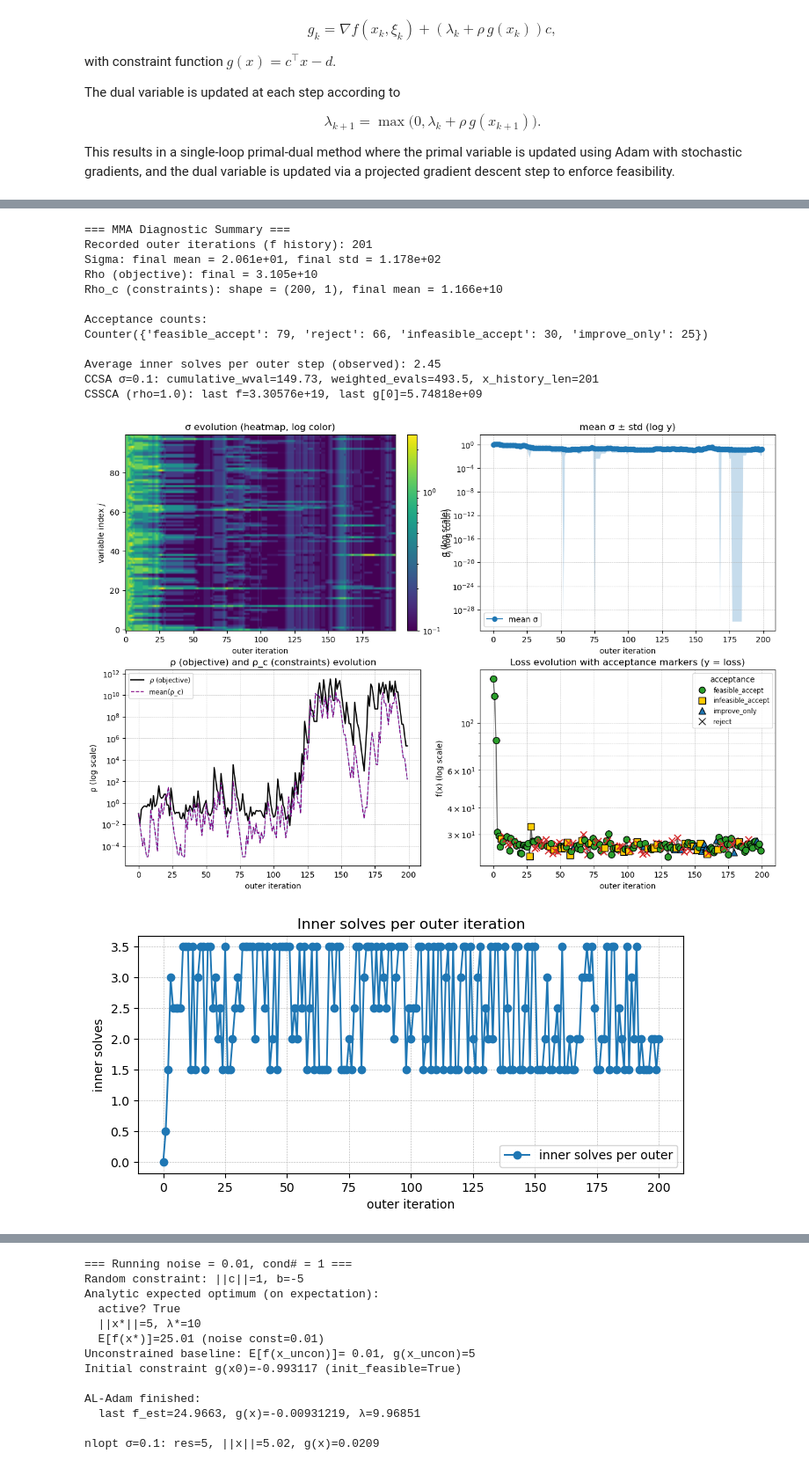
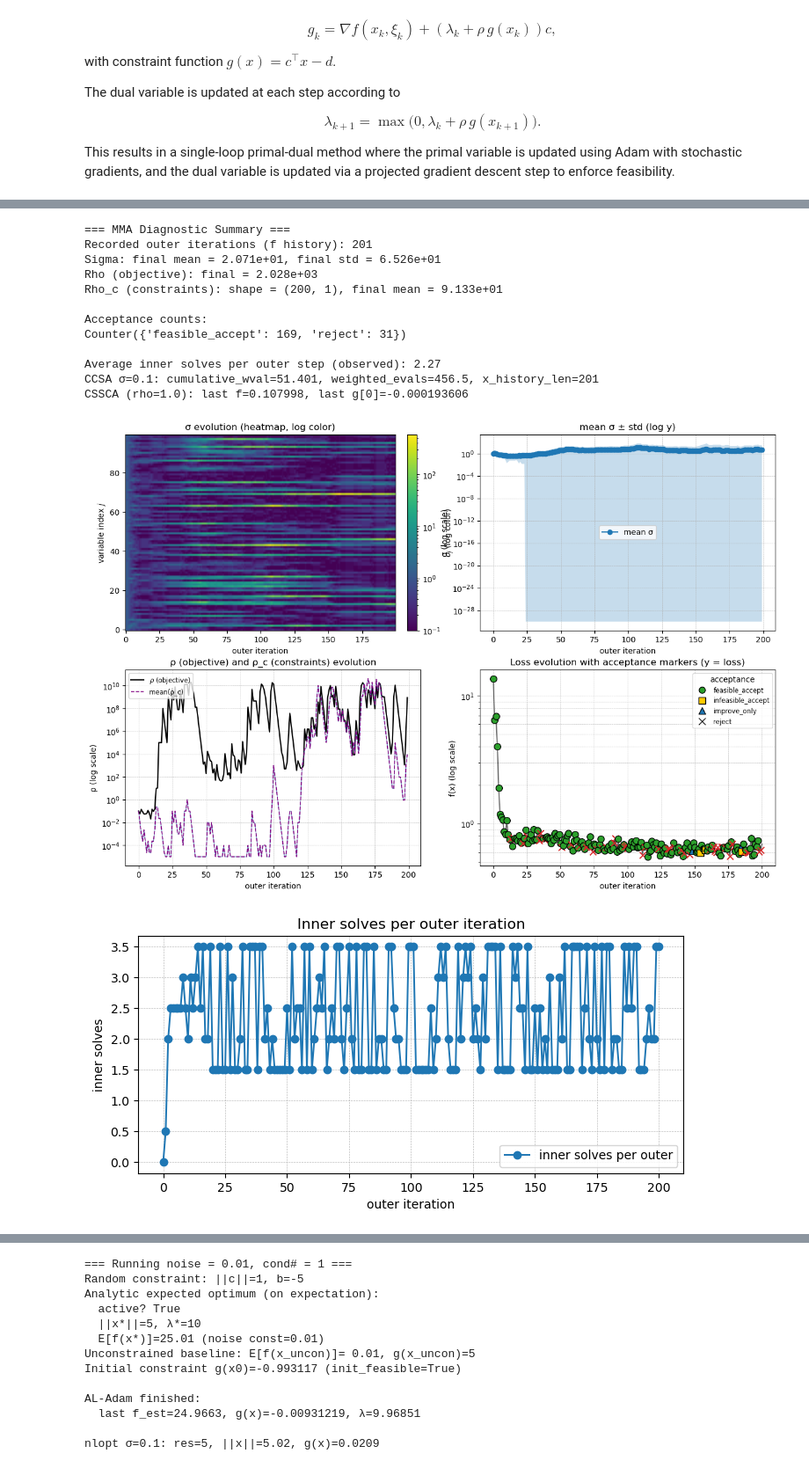
Before and after one commit to tonioeltopoquegira/Stochastic-CCSA, a Jupyter notebook: custom-adaptive-ccsa.ipynb, the cells around one changed output, grey strips where cells are left out. Shown at 88% size. Cells and saved outputs as stored; diff of their text form; code cells hidden in the pictures.

Commit message:
cssca works

```diff
--- a/custom-adaptive-ccsa.ipynb
+++ b/custom-adaptive-ccsa.ipynb
@@ -280,8 +280,8 @@ opt.set_param("inner_maxeval", 5)
 
 
 # Run experiments for the new implementation
-for noise in [0.01]:
-    for cond in [1]:
+for noise in [0.1]:
+    for cond in [100]:
         print(f"=== Running noise = {noise}, cond# = {cond} ===")
         stoch_convex_con_exp(ccsa_opt, ccsa_quad, opt, c=c, b=b, x0=x0, noise=noise, cond=cond, seed=seed, sigma_mins=[1e-1], maxiters_adam = 20000,
     mma_maxeval = 200,
@@ -306,16 +306,16 @@ nlopt σ=0.1: res=5, ||x||=5.05, g(x)=0.114
 === MMA Diagnostic Summary ===
 Recorded outer iterations (f history): 201
-Sigma: final mean = 2.061e+01, final std = 1.178e+02
-Rho (objective): final = 3.105e+10
-Rho_c (constraints): shape = (200, 1), final mean = 1.166e+10
+Sigma: final mean = 2.071e+01, final std = 6.526e+01
+Rho (objective): final = 2.028e+03
+Rho_c (constraints): shape = (200, 1), final mean = 9.133e+01
 
 Acceptance counts:
-Counter({'feasible_accept': 79, 'reject': 66, 'infeasible_accept': 30, 'improve_only': 25})
+Counter({'feasible_accept': 169, 'reject': 31})
 
-Average inner solves per outer step (observed): 2.45
-CCSA σ=0.1: cumulative_wval=149.73, weighted_evals=493.5, x_history_len=201
-CSSCA (rho=1.0): last f=3.30576e+19, last g[0]=5.74818e+09
+Average inner solves per outer step (observed): 2.27
+CCSA σ=0.1: cumulative_wval=51.401, weighted_evals=456.5, x_history_len=201
+CSSCA (rho=1.0): last f=0.107998, last g[0]=-0.000193606
-[figure, old version]
+[figure, new version]
-[figure, old version]
+[figure, new version]
 === MMA Diagnostic Summary ===
 Recorded outer iterations (f history): 201
```
Also changed, not shown: parts of 1 cell of this notebook, 4 other files.
